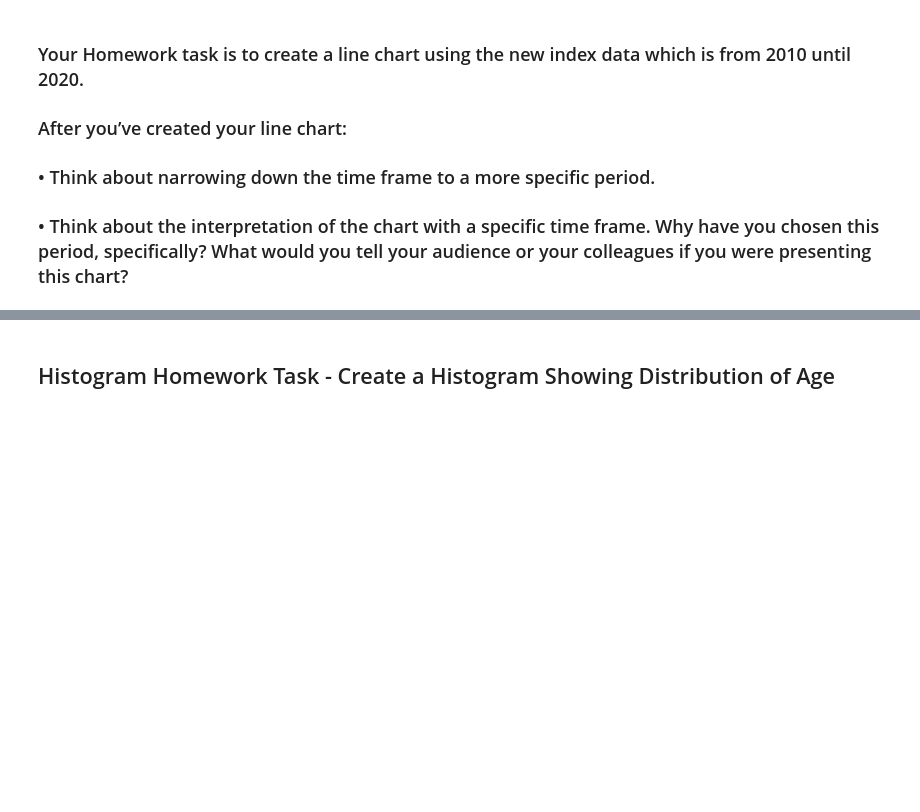
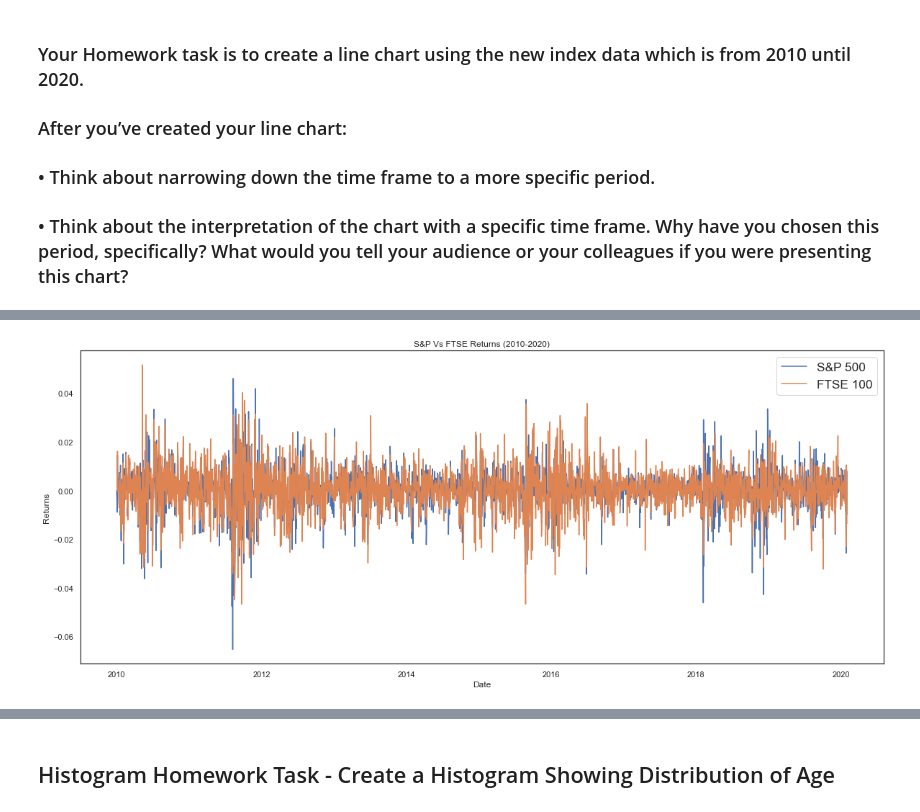
Before and after one commit to roblivesinottawa/data_analytics_python, a Jupyter notebook: S34 - Data Visualization/L1/Data Viz Homework Notebook.ipynb, the cells around one changed output, grey strips where cells are left out. Drawn from its saved outputs; the diff is of its cells as text; code cells hidden in the pictures; blank space fills up the shorter version.

Commit message:
data viz line chart stock exchange

```diff
--- a/S34 - Data Visualization/L1/Data Viz Homework Notebook.ipynb
+++ b/S34 - Data Visualization/L1/Data Viz Homework Notebook.ipynb
@@ -200,3 +200,6 @@ plt.show()
 ### After you’ve created your line chart:
 ### •	Think about narrowing down the time frame to a more specific period.
 ### •	Think about the interpretation of the chart with a specific time frame. Why have you chosen this period, specifically? What would you tell your audience or your colleagues if you were presenting this chart?
+# %%
+df_spx_ftse_10_20 = pd.read_csv("returns1020.csv")
+df_spx_ftse_10_20
@@ -202,0 +220,2 @@ plt.show()
+# %%
+df_spx_ftse_10_20['new_date'] = pd.to_datetime(df_spx_ftse_10_20['Date'])
@@ -202,0 +237,12 @@ plt.show()
+# %%
+labels = ['S&P 500', 'FTSE 100']
+plt.figure(figsize=(20, 8))
+plt.plot(df_spx_ftse_10_20['new_date'], df_spx_ftse_10_20['GSPCRet'])
+plt.plot(df_spx_ftse_10_20['new_date'], df_spx_ftse_10_20['FTSERet'])
+plt.title("S&P Vs FTSE Returns (2010-2020)")
+plt.ylabel('Returns')
+plt.xlabel('Date')
+plt.legend(labels=labels, fontsize='x-large')
+plt.show()
+# %% [output]
+[figure, added]
```
Also changed, not shown: parts of 5 cells of this notebook, 1 other file.
